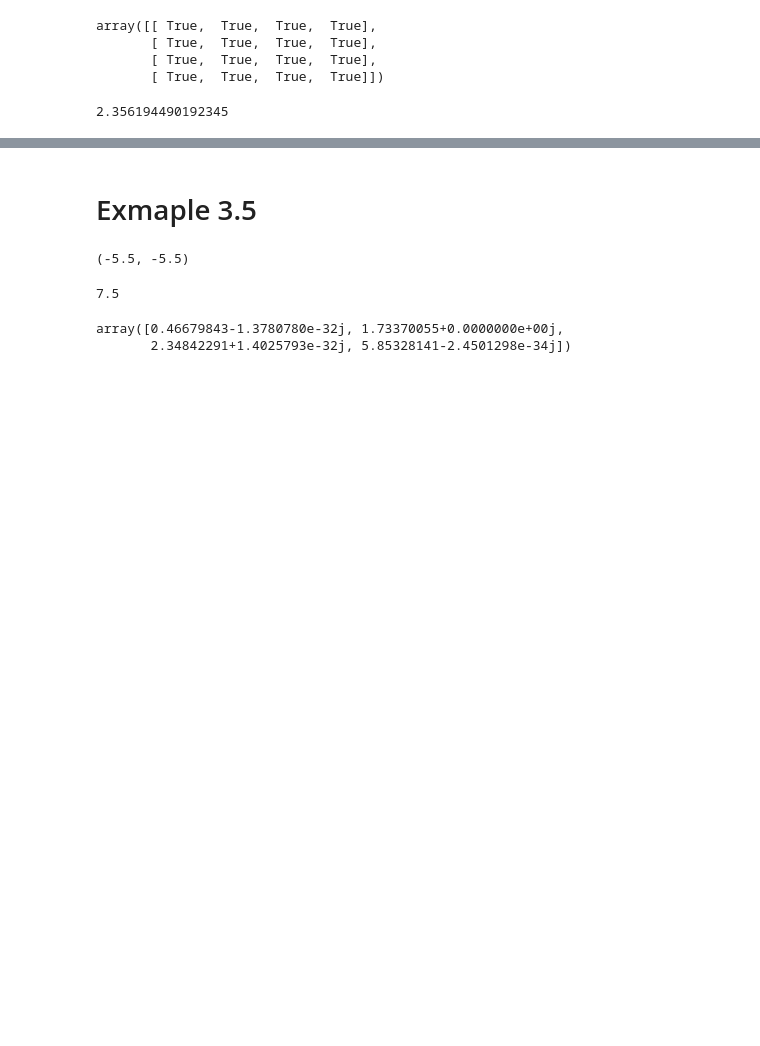
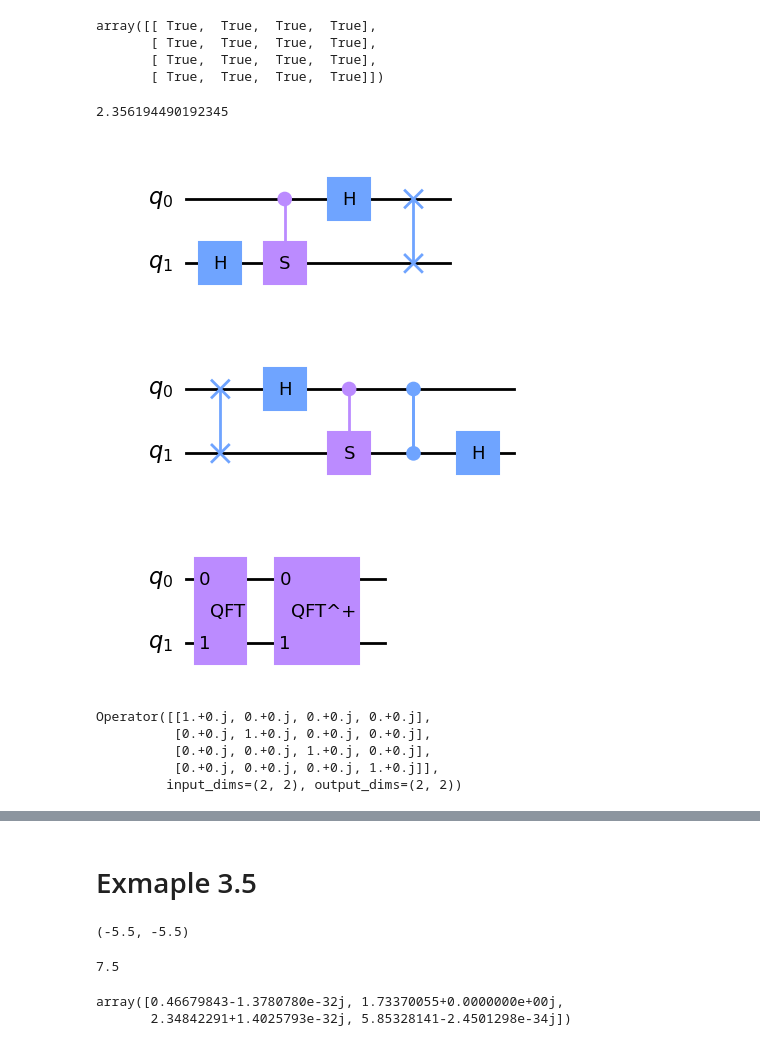
Before and after one commit to bin-wu-phys/QuantumSimulation, a Jupyter notebook: 03.Schroedinger.ipynb, the cells around one changed output, grey strips where cells are left out. Saved outputs shown, nothing was run; the diff lists cells and outputs as text; code cells hidden in the pictures; blank space fills up the shorter version.

```diff
--- a/03.Schroedinger.ipynb
+++ b/03.Schroedinger.ipynb
@@ -178,4 +179,53 @@ delta = np.pi*(L-1)/L
 delta
 # %% [output]
 2.356194490192345
+# %%
+def UQFT():
+    qc = QuantumCircuit(2, name='QFT')
+
+    qc.h(1)
+    qc.cs(0,1)
+    qc.h(0)
+    qc.swap(0,1)
+    display(qc.draw('mpl'))
+
+    return qc.to_instruction()
+# %%
+def UQFTd():
+    """
+    UQFT^\dagger
+    """
+    qc = QuantumCircuit(2, name='QFT^+')
+
+    qc.swap(0,1)
+    qc.h(0)
+    qc.cs(0,1)
+    qc.cz(0,1)
+    qc.h(1)
+
+    display(qc.draw('mpl'))
+
+    return qc.to_instruction()
+# %%
+qc = QuantumCircuit(2)
+qft = UQFT()
+qftd = UQFTd()
+
+qc.append(qft, [0, 1])
+qc.append(qftd, [0, 1])
+
+
+qc.draw('mpl')
+# %% [output]
+[figure, added]
+[figure, added]
+[figure, added]
+# %%
+Operator(qc)
+# %% [output]
+Operator([[1.+0.j, 0.+0.j, 0.+0.j, 0.+0.j],
+          [0.+0.j, 1.+0.j, 0.+0.j, 0.+0.j],
+          [0.+0.j, 0.+0.j, 1.+0.j, 0.+0.j],
+          [0.+0.j, 0.+0.j, 0.+0.j, 1.+0.j]],
+         input_dims=(2, 2), output_dims=(2, 2))
 # %%
```
Also changed, not shown: parts of 7 cells of this notebook.
